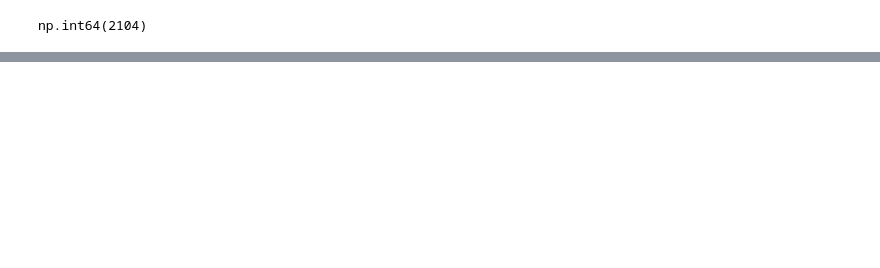
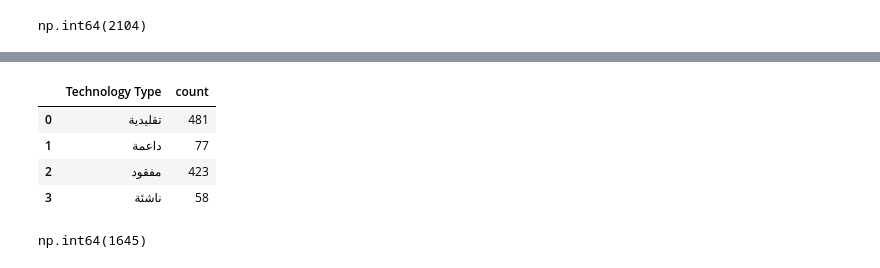
Before and after one commit to AbdullahAljubran/Elite-Training-Programs, a Jupyter notebook: main.ipynb, the cells around one changed output, grey strips where cells are left out. Saved outputs shown, nothing was run; the diff lists cells and outputs as text; code cells hidden in the pictures; blank space fills up the shorter version.

```diff
--- a/main.ipynb
+++ b/main.ipynb
@@ -577,0 +610,5 @@ dtype: int64
+# %%
+#only where the Y is 1
+#it shows only 1039 rows
+df_y_is1 = df[df['Y']==1]
+df_y_is1
@@ -577,0 +629,13 @@ dtype: int64
+# %%
+complete = df_y_is1.groupby('Technology Type').size().reset_index(name='count')
+complete
+# %% [output]
+|  | Technology Type | count |
+| 0 | تقليدية | 481 |
+| 1 | داعمة | 77 |
+| 2 | مفقود | 423 |
+| 3 | ناشئة | 58 |
+# %%
+df['Program Skill Level'].isna().sum()
+# %% [output]
+np.int64(1645)
```
Also changed, not shown: parts of 26 cells of this notebook.
